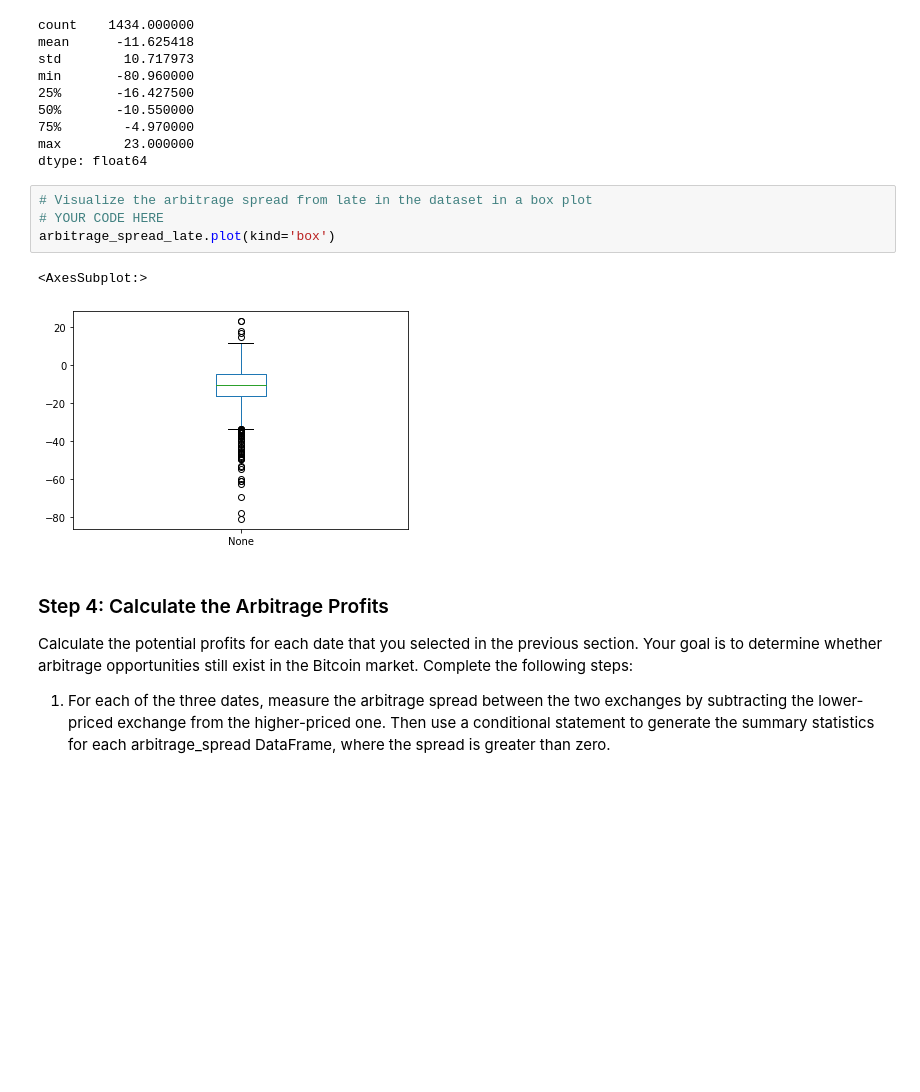
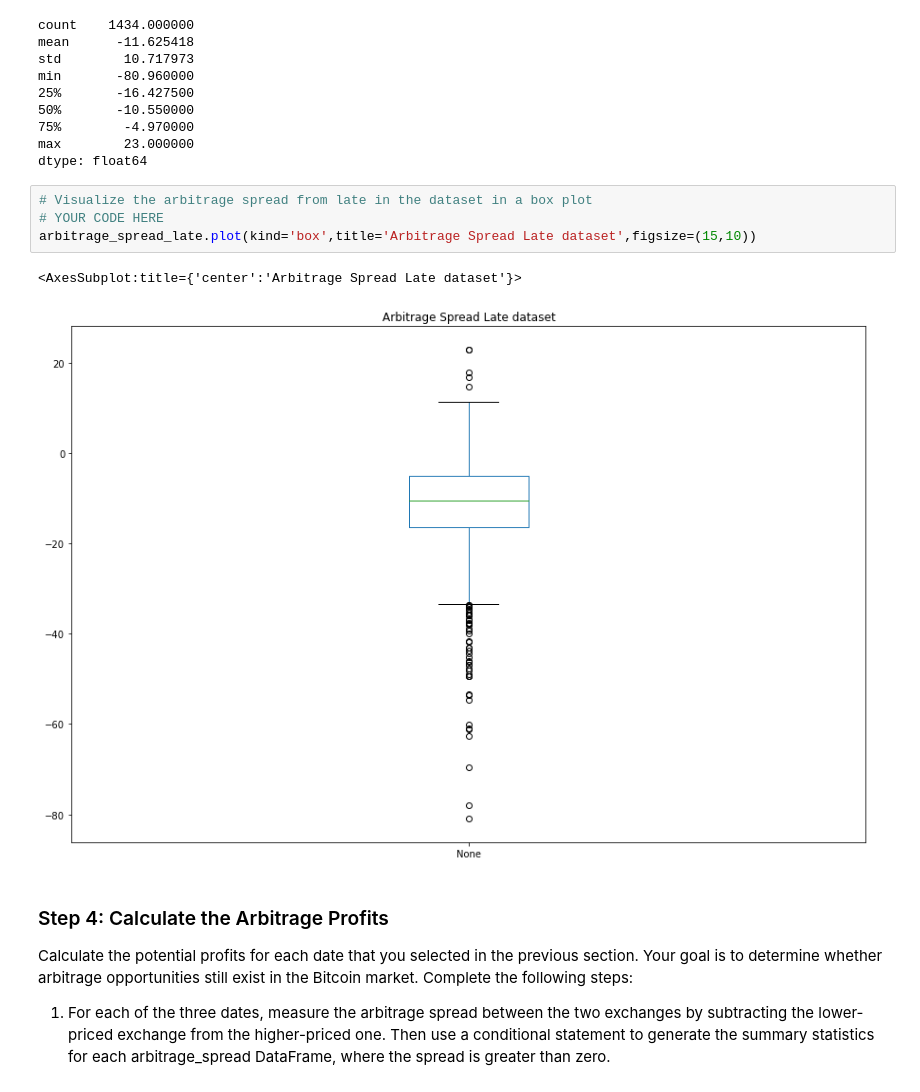
Before and after one commit to Aheesh/arbitrage, a Jupyter notebook: crypto_arbitrage.ipynb, the cells around one changed output. Saved outputs shown, nothing was run; the diff lists cells and outputs as text; blank space fills up the shorter version.

```diff
--- a/crypto_arbitrage.ipynb
+++ b/crypto_arbitrage.ipynb
@@ -634,10 +634,10 @@ dtype: float64
 # %%
 # Visualize the arbitrage spread from late in the dataset in a box plot
 # YOUR CODE HERE
-arbitrage_spread_late.plot(kind='box')
+arbitrage_spread_late.plot(kind='box',title='Arbitrage Spread Late dataset',figsize=(15,10))
 # %% [output]
-<AxesSubplot:>
+<AxesSubplot:title={'center':'Arbitrage Spread Late dataset'}>
-[figure, old version]
+[figure, new version]
 # %% [markdown]
 ### Step 4: Calculate the Arbitrage Profits
 
```
Also changed, not shown: parts of 13 cells of this notebook.
